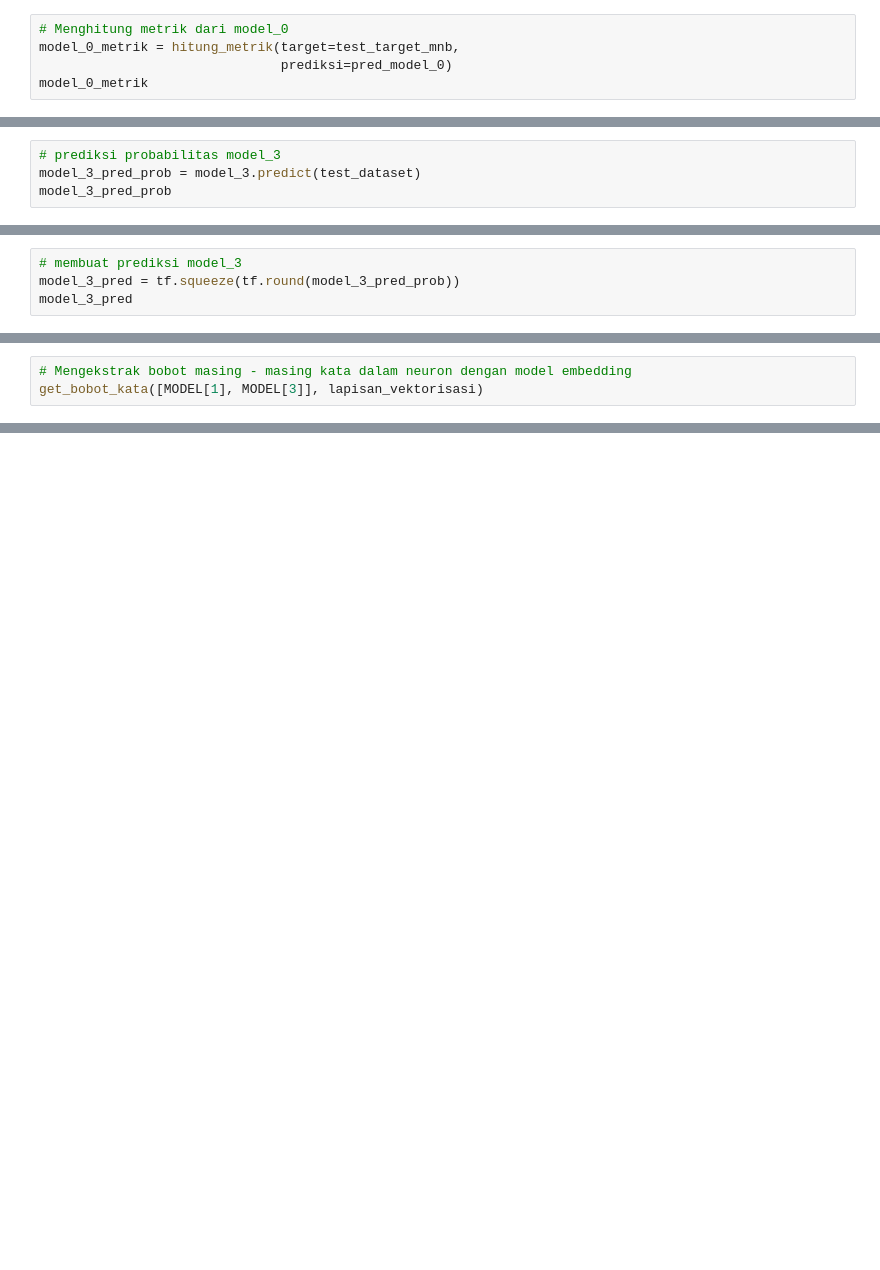
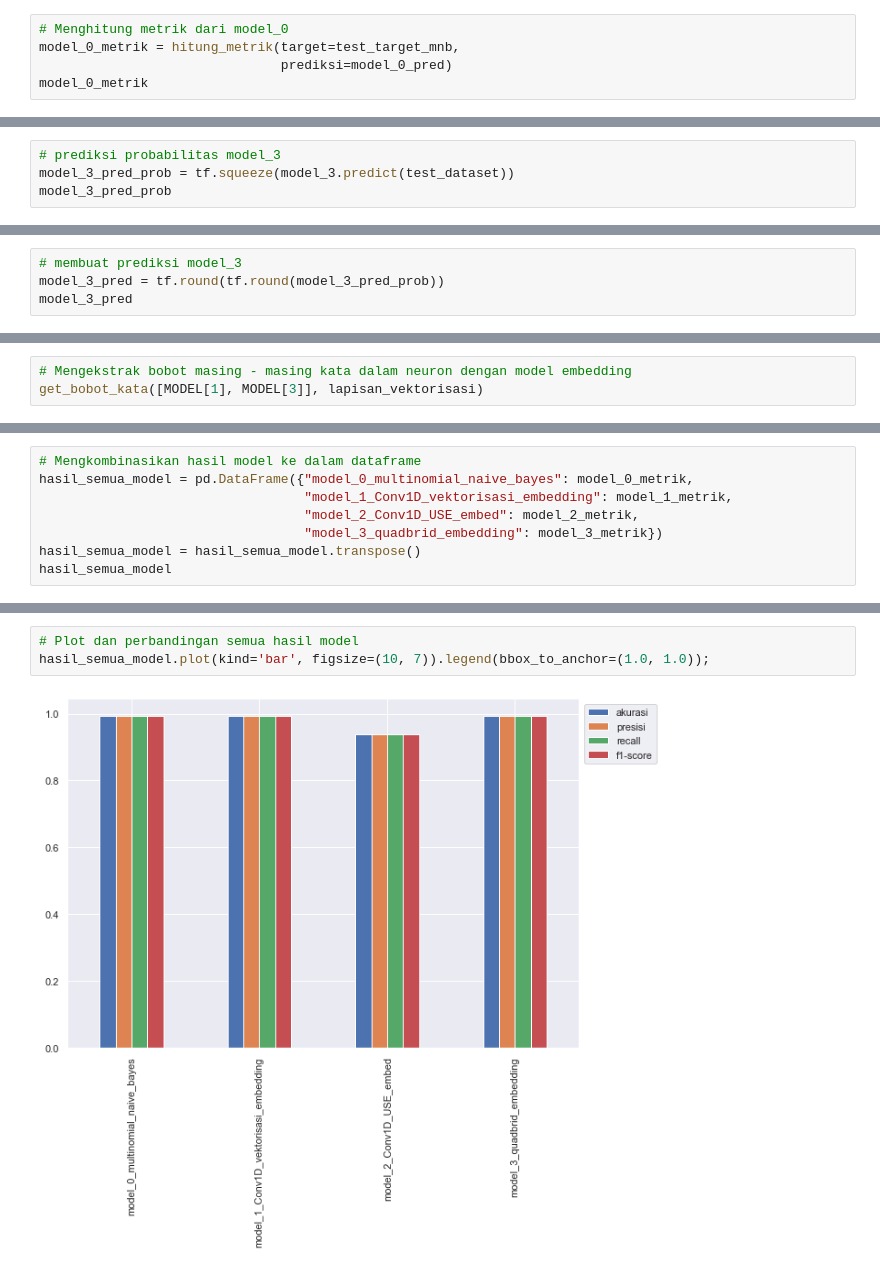
Before and after one commit to johanesPao/ColorSkim, a Jupyter notebook: ColorSkim_AI.ipynb, the cells around one changed output, grey strips where cells are left out. Saved outputs shown, nothing was run; the diff lists cells and outputs as text; blank space fills up the shorter version.

```diff
--- a/ColorSkim_AI.ipynb
+++ b/ColorSkim_AI.ipynb
@@ -457,7 +459,7 @@ def hitung_metrik(target, prediksi):
 # %%
 # Menghitung metrik dari model_0
 model_0_metrik = hitung_metrik(target=test_target_mnb,
-                               prediksi=pred_model_0)
+                               prediksi=model_0_pred)
 model_0_metrik
 # %% [output]
 {'akurasi': 0.9921592811206061,
@@ -1543,6 +1546,6 @@ model_3.evaluate(test_dataset)
 [0.021449144929647446, 0.9944498538970947]
 # %%
 # prediksi probabilitas model_3
-model_3_pred_prob = model_3.predict(test_dataset)
+model_3_pred_prob = tf.squeeze(model_3.predict(test_dataset))
 model_3_pred_prob
 # %% [output]
@@ -1556,6 +1555,6 @@ array([[9.9962115e-01],
 # %%
 # membuat prediksi model_3
-model_3_pred = tf.squeeze(tf.round(model_3_pred_prob))
+model_3_pred = tf.round(tf.round(model_3_pred_prob))
 model_3_pred
 # %% [output]
 <tf.Tensor: shape=(11351,), dtype=float32, numpy=array([1., 0., 1., ..., 0., 0., 0.], dtype=float32)>
@@ -1664,0 +1666,8 @@ get_bobot_kata([MODEL[1], MODEL[3]], lapisan_vektorisasi)
+# %%
+# Mengkombinasikan hasil model ke dalam dataframe
+hasil_semua_model = pd.DataFrame({"model_0_multinomial_naive_bayes": model_0_metrik,
+                                  "model_1_Conv1D_vektorisasi_embedding": model_1_metrik,
+                                  "model_2_Conv1D_USE_embed": model_2_metrik,
+                                  "model_3_quadbrid_embedding": model_3_metrik})
+hasil_semua_model = hasil_semua_model.transpose()
+hasil_semua_model
@@ -1664,0 +1680,5 @@ get_bobot_kata([MODEL[1], MODEL[3]], lapisan_vektorisasi)
+# %%
+# Plot dan perbandingan semua hasil model
+hasil_semua_model.plot(kind='bar', figsize=(10, 7)).legend(bbox_to_anchor=(1.0, 1.0));
+# %% [output]
+[figure, added]
```
Also changed, not shown: parts of 30 cells of this notebook, 42 other files.
